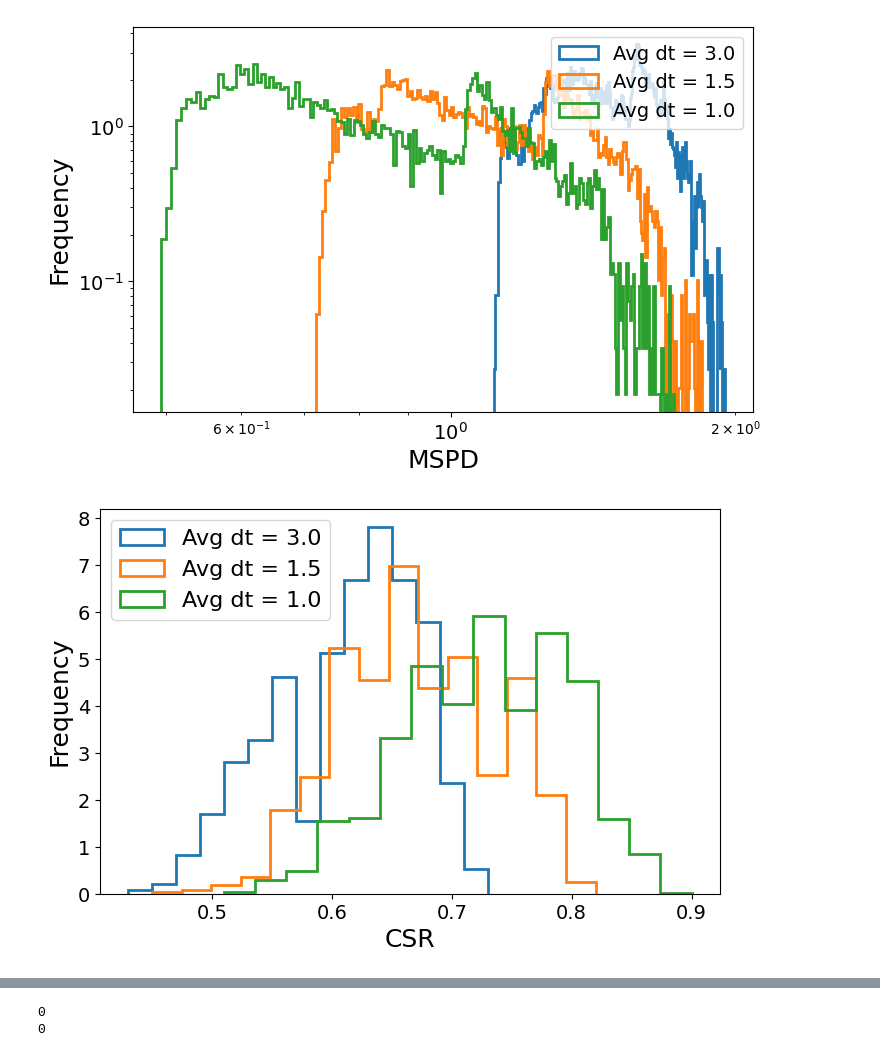
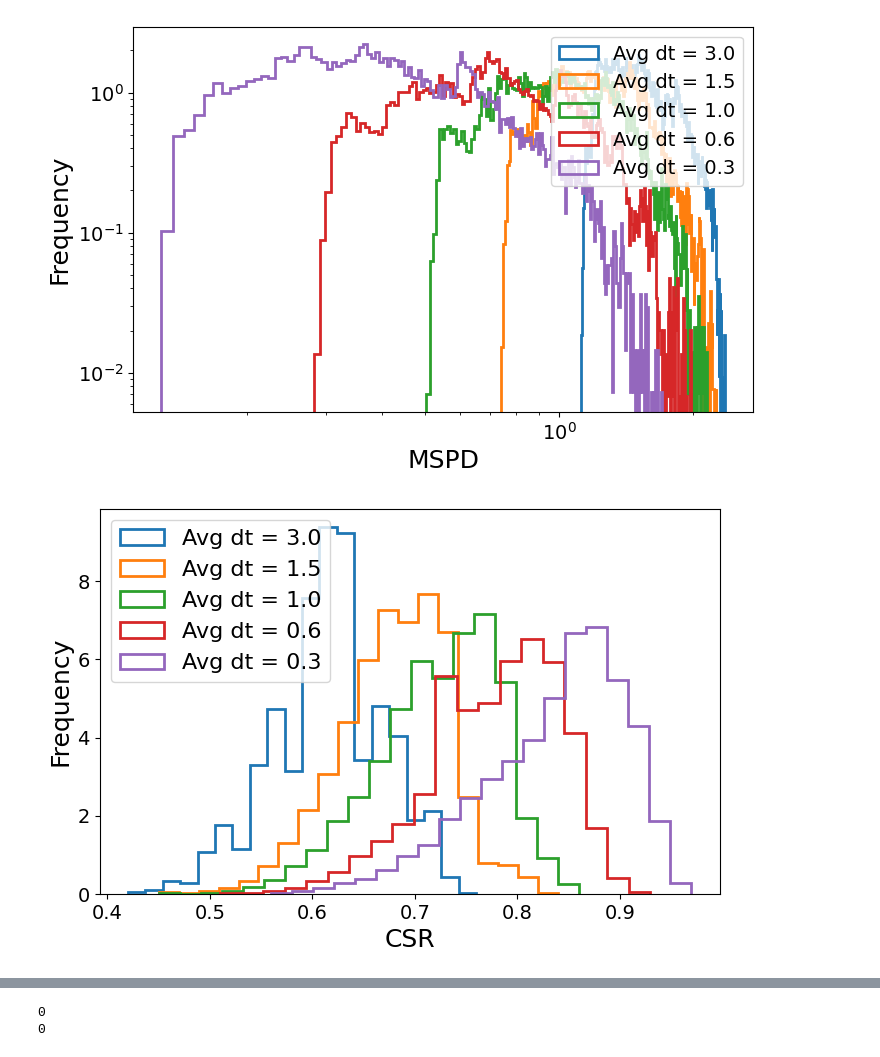
Before and after one commit to joaovaleriano/gLV_OED, a Jupyter notebook: notebooks/analysis_all_growth2.ipynb, the cells around one changed output, grey strips where cells are left out. Cells and saved outputs as stored; diff of their text form; code cells hidden in the pictures.

```diff
--- a/notebooks/analysis_all_growth2.ipynb
+++ b/notebooks/analysis_all_growth2.ipynb
@@ -23,7 +23,7 @@ def natural_sort(l):
                                    for c in re.split('([0-9]+)', key)]
     return sorted(l, key=alphanum_key)
 # %%
-datapath = "../experiment_outputs/growth_scale_0.1_10_sp_5_param_seed_20_init_cond_env_noise0.0"
+datapath = "../experiment_outputs/sdumont/growth_10_sp_10_param_seed_20_init_cond_1_rep_env_noise0.1"
 log = h5py.File(f"{datapath}/data_generation_log.h5", "r")
 
 print(f"n_species = {log.attrs['n_species']}")
@@ -41,7 +41,7 @@ n_params_seeds = 5
 n_sp = 10
 avg_samp_dt = 3.
 env_noise = log.attrs["env_noise"]
-meas_noise = log.attrs['meas_noise_list'][1]
+meas_noise = log.attrs['meas_noise_list'][0]
 n_params_seeds = log.attrs['n_params_seeds']
 params_seeds = [i.split("param_seed")[1]
                 for i in os.listdir(f"{datapath}/{n_sp}_sp")]
@@ -62,7 +62,7 @@ datafiles = [get_files(datapath, n_sp, env_noise, meas_noise, i)
              for i in log.attrs["avg_samp_dt"]]
 
 inferfiles = [get_files(datapath, n_sp, env_noise, meas_noise,
-                        i, "inference_alphas") for i in log.attrs["avg_samp_dt"]]
+                        i, "inference") for i in log.attrs["avg_samp_dt"]]
 
 metadatafiles = [get_files(datapath, n_sp, env_noise, meas_noise,
                            i, "metadata", "txt") for i in log.attrs["avg_samp_dt"]]
@@ -113,25 +104,25 @@ plt.xscale("log")
 plt.yscale("log")
 plt.show()
 # %% [output]
-[figure, old version]
+[figure, new version]
 # %%
 # CSR frequency over n_tpoints
 
 plt.figure(figsize=(8, 5))
 for i in range(len(log.attrs["n_samples"])):
     df = pd.concat([pd.read_csv(i, index_col=0)
                    for i in inferfiles[i]], axis=0).reset_index(drop=True)
-    plt.hist(df.CSR.values, 15,
+    plt.hist(df.CSR.values, 20,
              histtype="step", label=f"Avg dt = {log.attrs['avg_samp_dt'][i]}",
              lw=2, density=True)
 plt.legend(loc="upper left", fontsize=16)
 plt.xlabel("CSR", fontsize=18)
 plt.ylabel("Frequency", fontsize=18)
 plt.xticks(fontsize=14)
 plt.yticks(fontsize=14)
 plt.show()
 # %% [output]
-[figure, old version]
+[figure, new version]
 # %%
 # ES frequency over n_tpoints
 
```
Also changed, not shown: parts of 12 cells of this notebook, 3 other files.
